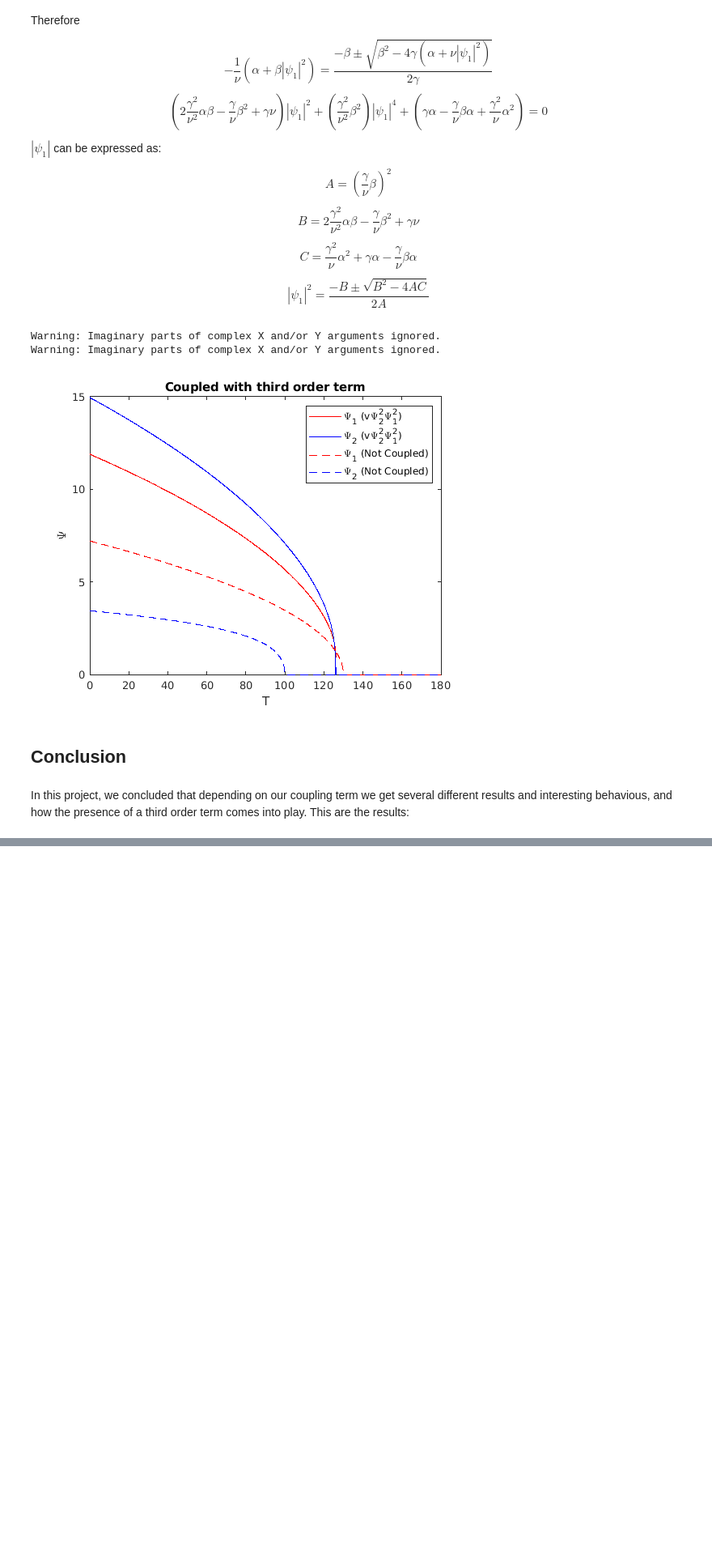
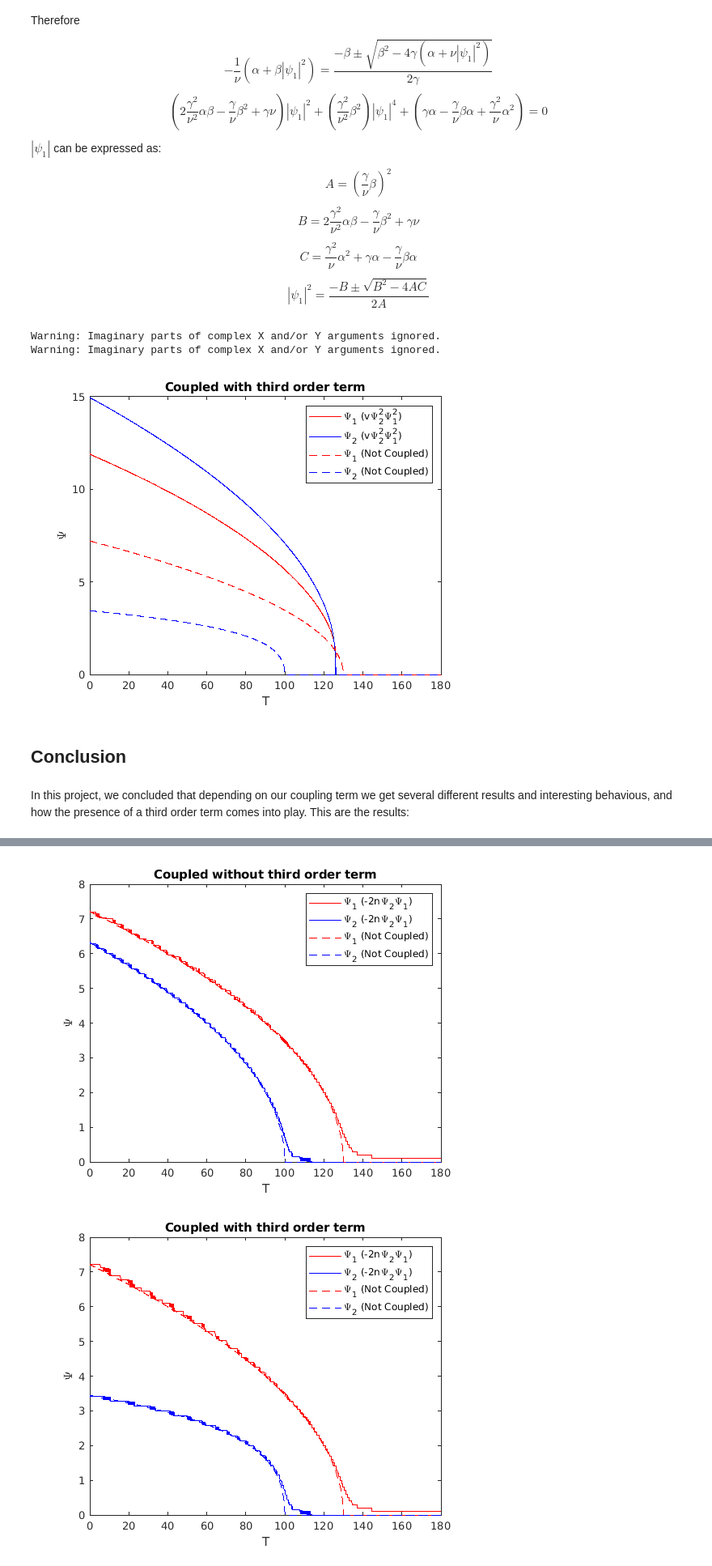
Before and after one commit to Gustavo-01/Projeto_daf, a Jupyter notebook: Project.ipynb, the cells around one changed output, grey strips where cells are left out. Shown at 81% size. Cells and saved outputs as stored; diff of their text form; code cells hidden in the pictures; blank space fills up the shorter version.

```diff
--- a/Project.ipynb
+++ b/Project.ipynb
@@ -323,0 +317,48 @@ Psi_1
+# %%
+figure(1)
+plot(T(1:length(psi_1_noto_n)),psi_1_noto_n,'r')
+hold on
+plot(T(1:length(psi_2_noto_n)),psi_2_noto_n,'b')
+plot(T,psi1_nocoupto,'r--')
+plot(T,psi2_nocoupto,'b--')
+title("Coupled without third order term")
+legend('\Psi_1 (-2n\Psi_2\Psi_1)','\Psi_2 (-2n\Psi_2\Psi_1)','\Psi_1 (Not Coupled)','\Psi_2 (Not Coupled)')
+xlabel('T')
+ylabel('\Psi')
+
+
+figure(2)
+plot(T(1:length(psi_1)),psi_1,'r')
+hold on
+plot(T(1:length(psi_2)),psi_2,'b')
+plot(T,psi1_nocoup,'r--')
+plot(T,psi2_nocoup,'b--')
+title('Coupled with third order term')
+legend('\Psi_1 (-2n\Psi_2\Psi_1)','\Psi_2 (-2n\Psi_2\Psi_1)','\Psi_1 (Not Coupled)','\Psi_2 (Not Coupled)')
+xlabel('T')
+ylabel('\Psi')
+
+figure(3)
+plot(T,psi_1_noto_v,'b')
+hold on
+plot(T,psi_2_noto_v,'r')
+plot(T,psi1_nocoupto,'r--')
+plot(T,psi2_nocoupto,'b--')
+title('Coupled without third order term')
+legend('\Psi_1 (v\Psi_2^2\Psi_1^2)','\Psi_2 (v\Psi_2^2\Psi_1^2)','\Psi_1 (Not Coupled)','\Psi_2 (Not Coupled)')
+
+xlabel('T')
+ylabel('\Psi')
+
+
+figure(4)
+plot(T(1:i),Psi_1(T(1:i)),'r')
+hold on
+plot(T(1:i),Psi_2(T(1:i)),'b')
+plot(T,psi1_nocoup,'r--')
+plot(T,psi2_nocoup,'b--')
+legend('\Psi_1 (v\Psi_2^2\Psi_1^2)','\Psi_2 (v\Psi_2^2\Psi_1^2)','\Psi_1 (Not Coupled)','\Psi_2 (Not Coupled)')
+title('Coupled with third order term')
+xlabel('T')
+ylabel('\Psi')
+# %% [output]
@@ -323,0 +369,2 @@ Psi_1
+[figure, added]
+[figure, added]
```
Also changed, not shown: parts of 5 cells of this notebook, 1 other file.
